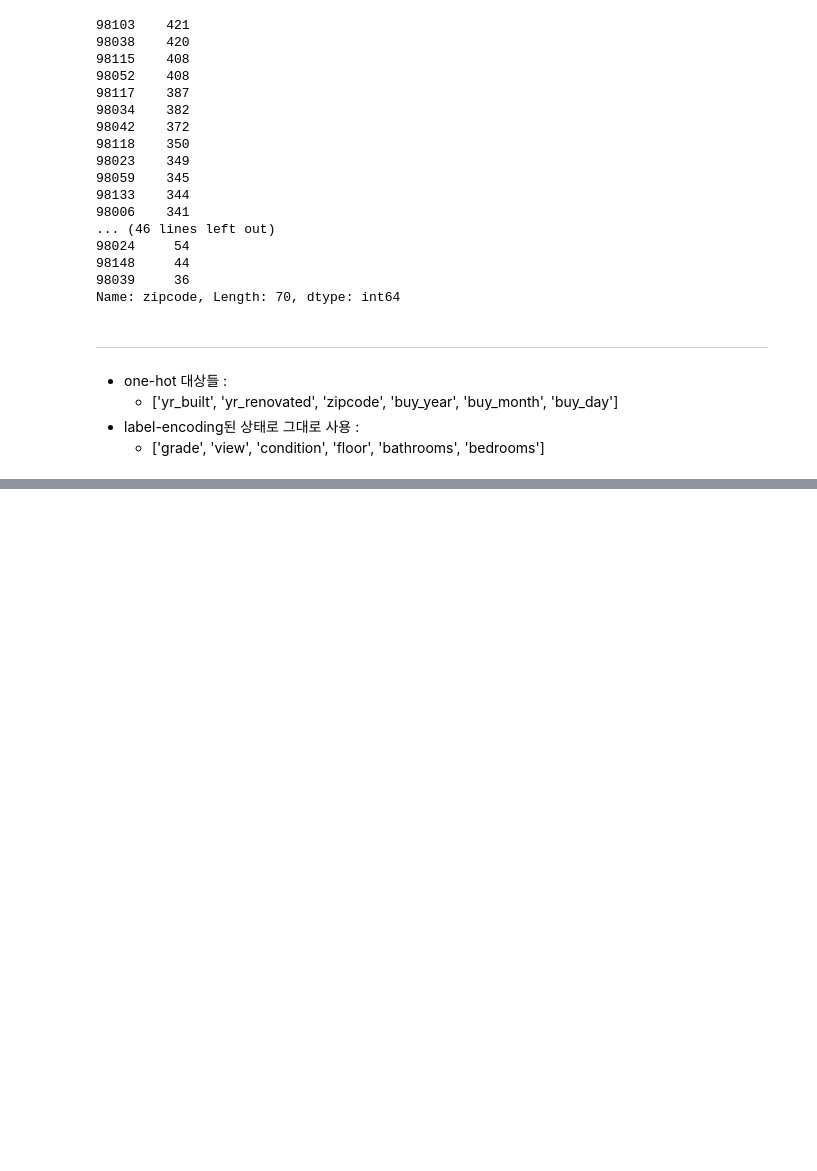
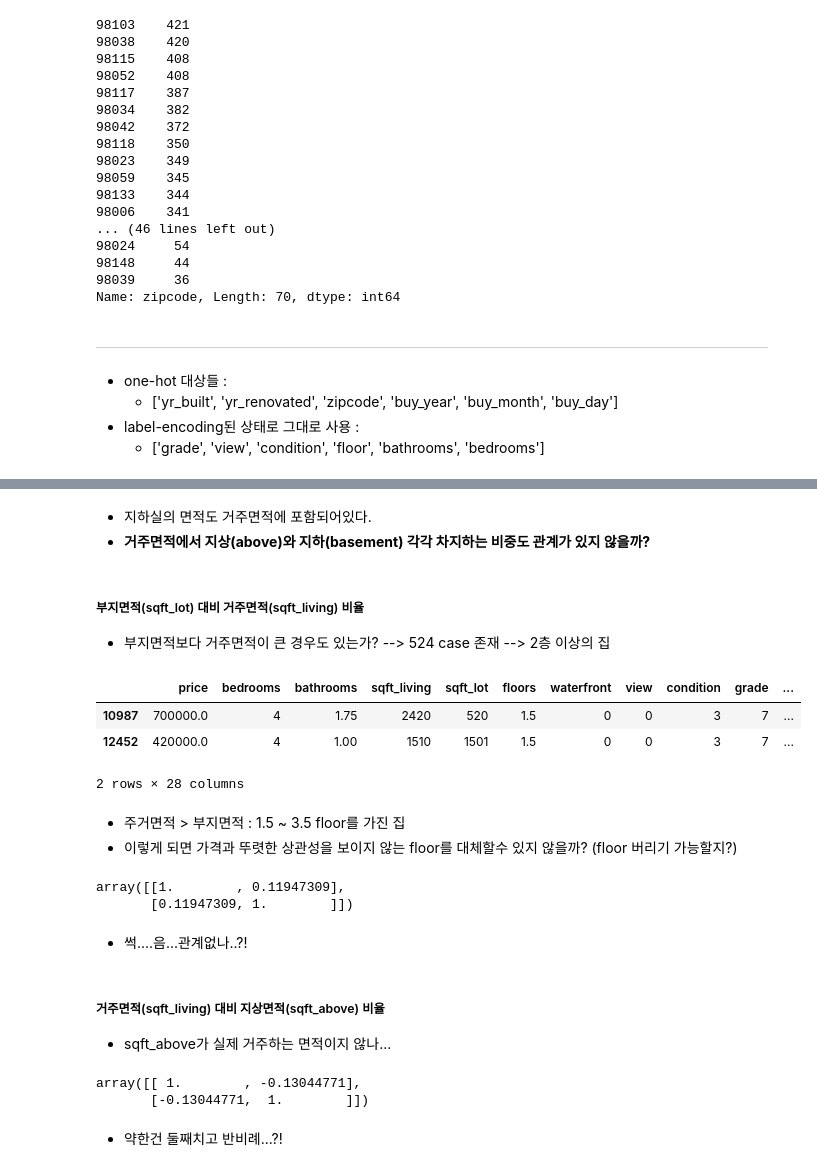
Before and after one commit to Junhojuno/everyday-kaggle, a Jupyter notebook: houseprice_prediction/code/Lets-EDA-it.ipynb, the cells around one changed output, grey strips where cells are left out. Cells and saved outputs as stored; diff of their text form; code cells hidden in the pictures; blank space fills up the shorter version.

```diff
--- a/houseprice_prediction/code/Lets-EDA-it.ipynb
+++ b/houseprice_prediction/code/Lets-EDA-it.ipynb
@@ -503,0 +609,35 @@ Name: zipcode, Length: 70, dtype: int64
+# %% [markdown]
+- 지하실의 면적도 거주면적에 포함되어있다.
+- **거주면적에서 지상(above)와 지하(basement) 각각 차지하는 비중도 관계가 있지 않을까?**
+# %% [markdown]
+##### 부지면적(sqft_lot) 대비 거주면적(sqft_living) 비율
+- 부지면적보다 거주면적이 큰 경우도 있는가? --> 524 case 존재 --> 2층 이상의 집
+# %%
+# 주거면적 > 부지면적 ; aka 1.5층, 2층, 3층, 3.5층 집~
+sample_df = df[(df['sqft_living'] / df['sqft_lot']) > 1]
+sample_df[sample_df.floors < 2]
+# %% [output]
+|  | price | bedrooms | bathrooms | sqft_living | sqft_lot | floors | waterfront | view | condition | grade | ... |
+| 10987 | 700000.0 | 4 | 1.75 | 2420 | 520 | 1.5 | 0 | 0 | 3 | 7 | ... |
+| 12452 | 420000.0 | 4 | 1.00 | 1510 | 1501 | 1.5 | 0 | 0 | 3 | 7 | ... |
+2 rows × 28 columns
+# %% [markdown]
+- 주거면적 > 부지면적 : 1.5 ~ 3.5 floor를 가진 집
+- 이렇게 되면 가격과 뚜렷한 상관성을 보이지 않는 floor를 대체할수 있지 않을까? (floor 버리기 가능할지?)
+# %%
+np.corrcoef(df['price'], (df['sqft_living'] / df['sqft_lot']))
+# %% [output]
+array([[1.        , 0.11947309],
+       [0.11947309, 1.        ]])
+# %% [markdown]
+- 썩....음...관계없나..?!
+# %% [markdown]
+##### 거주면적(sqft_living) 대비 지상면적(sqft_above) 비율
+- sqft_above가 실제 거주하는 면적이지 않나...
+# %%
+np.corrcoef(df['price'], (df['sqft_above'] / df['sqft_living']))
+# %% [output]
+array([[ 1.        , -0.13044771],
+       [-0.13044771,  1.        ]])
+# %% [markdown]
+- 약한건 둘째치고 반비례...?!
```
Also changed, not shown: parts of 30 cells of this notebook.
